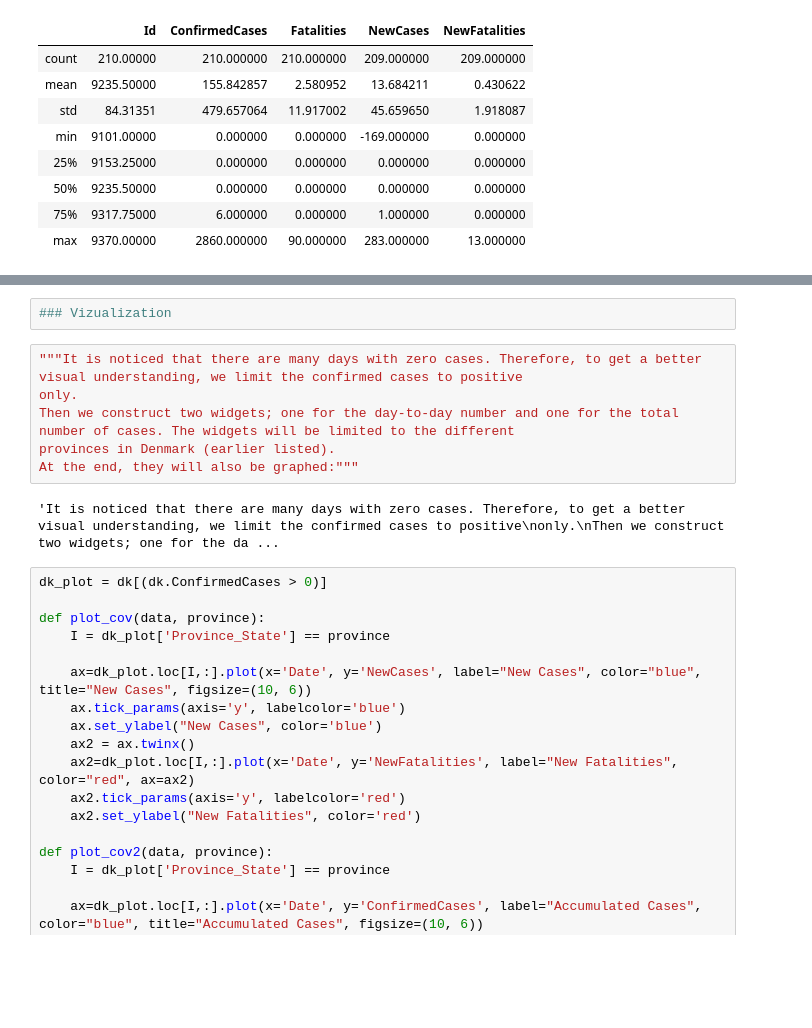
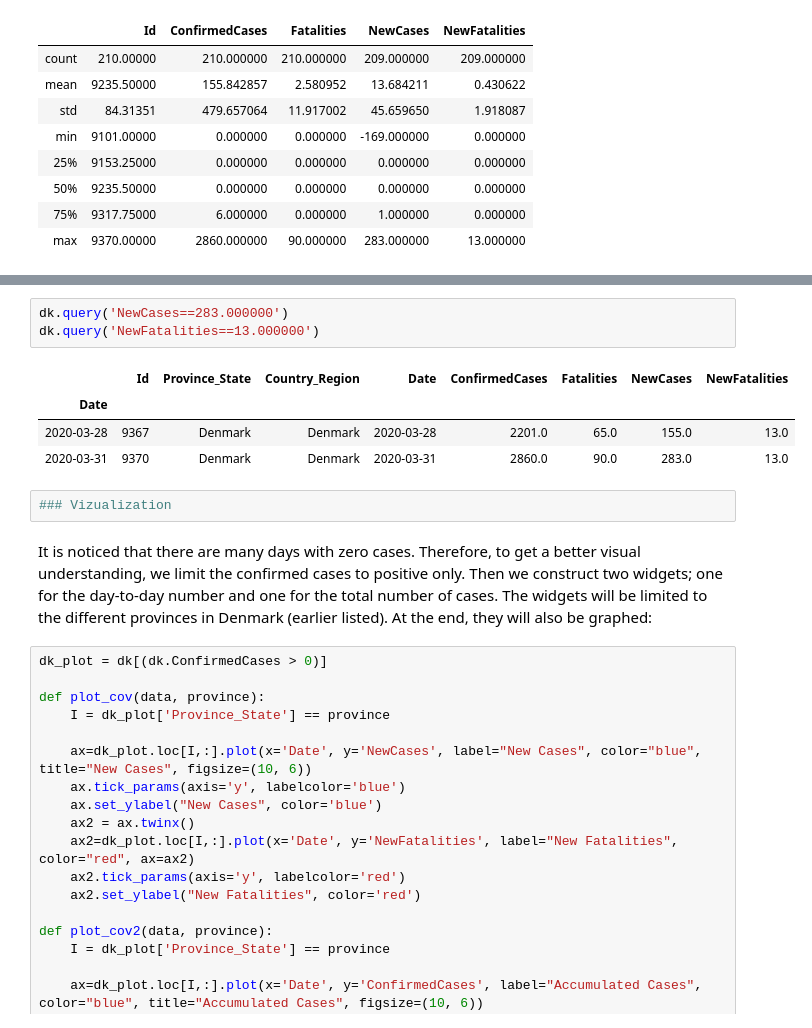
Before and after one commit to NumEconCopenhagen/projects-2020-group-16, a Jupyter notebook: dataproject/projekt.ipynb, the cells around one changed output, grey strips where cells are left out. Drawn from its saved outputs; the diff is of its cells as text; blank space fills up the shorter version.

```diff
--- a/dataproject/projekt.ipynb
+++ b/dataproject/projekt.ipynb
@@ -138,13 +113,19 @@ dk.describe()
+# %%
+dk.query('NewCases==283.000000')
+dk.query('NewFatalities==13.000000')
+# %% [output]
+|  | Id | Province_State | Country_Region | Date | ConfirmedCases | Fatalities | NewCases | NewFatalities |
+| Date |  |  |  |  |  |  |  |  |
+| 2020-03-28 | 9367 | Denmark | Denmark | 2020-03-28 | 2201.0 | 65.0 | 155.0 | 13.0 |
+| 2020-03-31 | 9370 | Denmark | Denmark | 2020-03-31 | 2860.0 | 90.0 | 283.0 | 13.0 |
 # %%
 ### Vizualization
-# %%
-"""It is noticed that there are many days with zero cases. Therefore, to get a better visual understanding, we limit the confirmed cases to positive
-only.
-Then we construct two widgets; one for the day-to-day number and one for the total number of cases. The widgets will be limited to the different
-provinces in Denmark (earlier listed).
-At the end, they will also be graphed:"""
-# %% [output]
-'It is noticed that there are many days with zero cases. Therefore, to get a better visual understanding, we limit the confirmed cases to positive\nonly.\nThen we construct two widgets; one for the da ...
+# %% [markdown]
+It is noticed that there are many days with zero cases. Therefore, to get a better visual understanding, we limit the confirmed cases to positive
+only.
+Then we construct two widgets; one for the day-to-day number and one for the total number of cases. The widgets will be limited to the different
+provinces in Denmark (earlier listed).
+At the end, they will also be graphed:
 # %%
 dk_plot = dk[(dk.ConfirmedCases > 0)]
 
```
Also changed, not shown: parts of 14 cells of this notebook.
